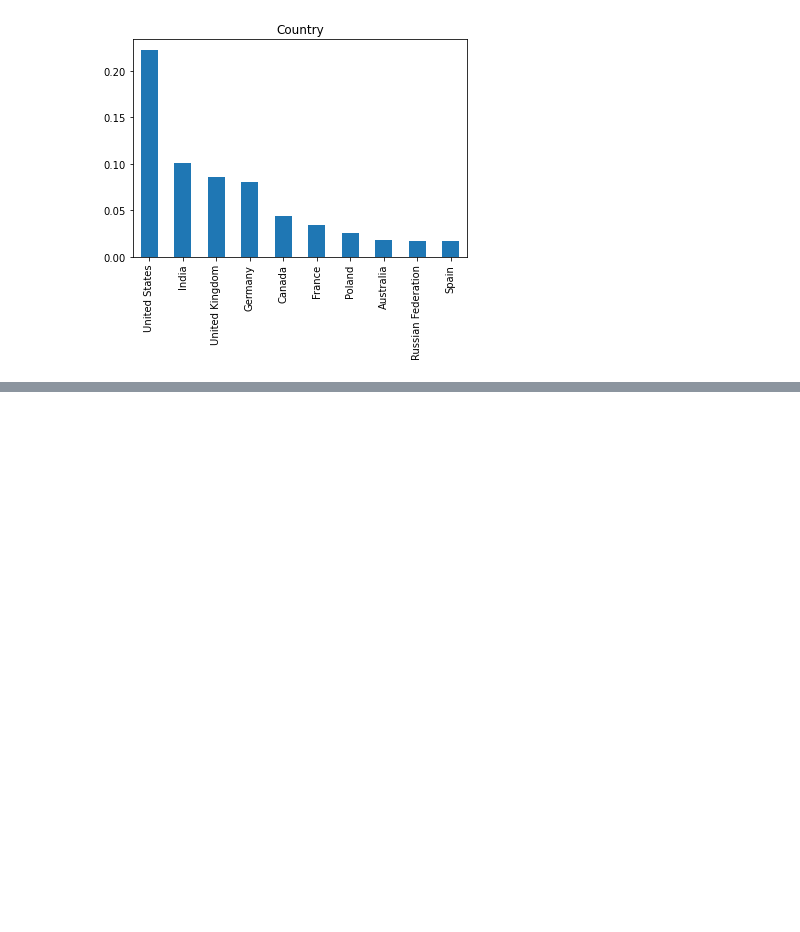
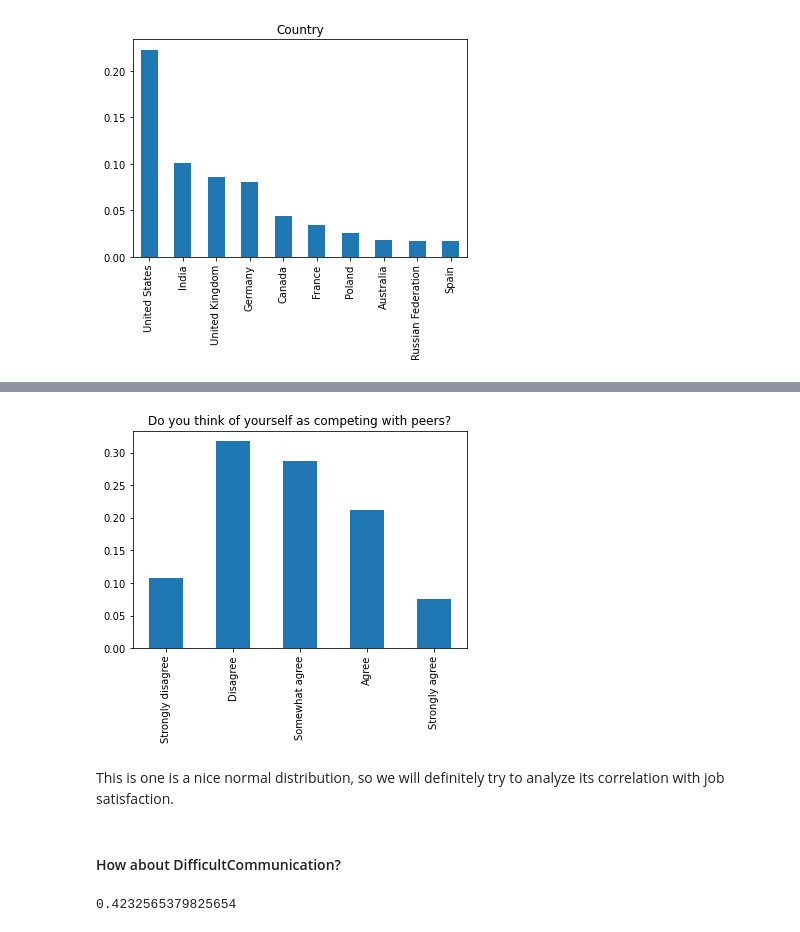
Before and after one commit to Simonabubito/Shen_stackoverflow, a Jupyter notebook: Look at the data.ipynb, the cells around one changed output, grey strips where cells are left out. Drawn from its saved outputs; the diff is of its cells as text; code cells hidden in the pictures; blank space fills up the shorter version.

```diff
--- a/Look at the data.ipynb
+++ b/Look at the data.ipynb
@@ -80,0 +121,15 @@ country_vals = df.Country.value_counts()
+# %%
+peers = df.CompetePeers.value_counts()
+new_index = ['Strongly disagree', 'Disagree', 'Somewhat agree', 'Agree', 'Strongly agree']
+peers = peers.reindex(index = new_index)
+(peers / np.sum(peers)).plot(kind = 'bar', title = 'Do you think of yourself as competing with peers?');
+# %% [output]
+[figure, added]
+# %% [markdown]
+This is one is a nice normal distribution, so we will definitely try to analyze its correlation with job satisfaction.
+# %% [markdown]
+#### How about DifficultCommunication?
+# %%
+df.DifficultCommunication.isnull().mean()
+# %% [output]
+0.4232565379825654
```
Also changed, not shown: parts of 15 cells of this notebook.
